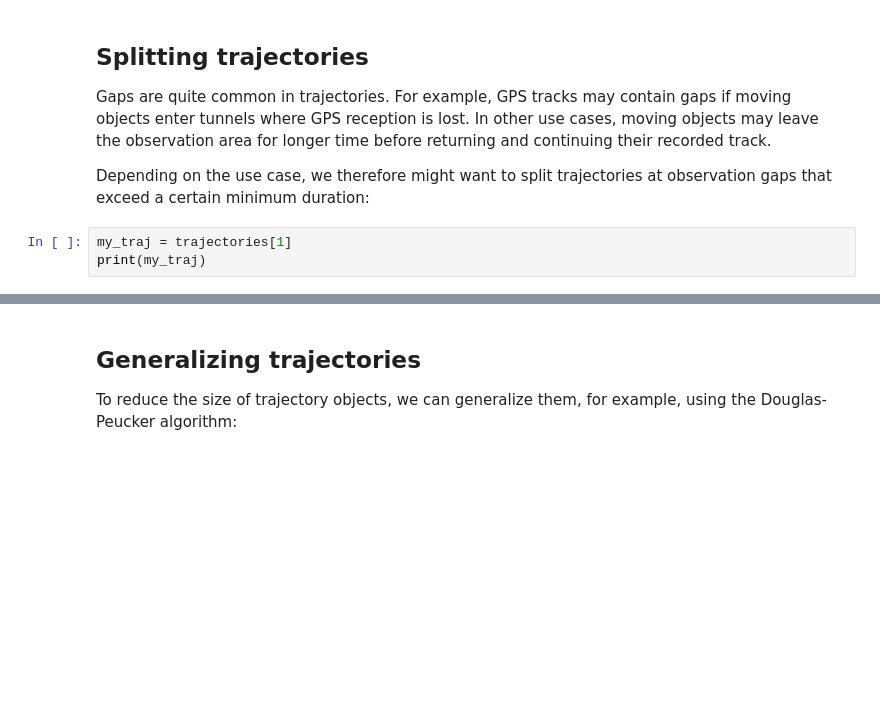
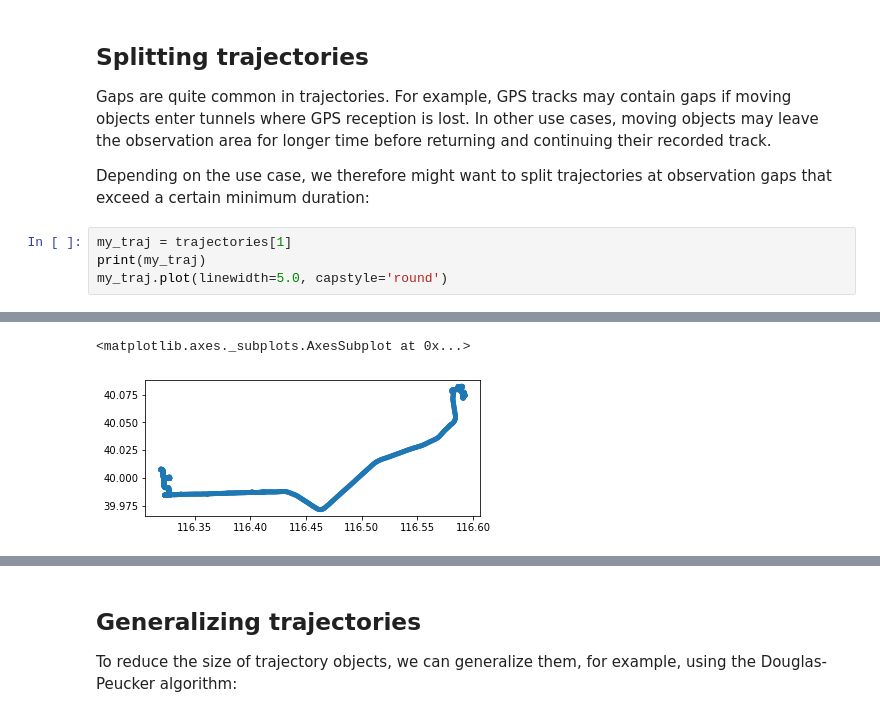
Before and after one commit to movingpandas/movingpandas, a Jupyter notebook: 0_getting_started.ipynb, the cells around one changed output, grey strips where cells are left out. Cells and saved outputs as stored; diff of their text form; blank space fills up the shorter version.

```diff
--- a/0_getting_started.ipynb
+++ b/0_getting_started.ipynb
@@ -231,4 +302,5 @@ Depending on the use case, we therefore might want to split trajectories at obse
 # %%
 my_traj = trajectories[1]
 print(my_traj)
+my_traj.plot(linewidth=5.0, capstyle='round')
 # %% [output]
@@ -236,5 +308,7 @@ Trajectory 2 (2009-06-29 07:02:25+00:00 to 2009-06-29 11:13:12+00:00) | Size: 89
 Bounds: (116.319212, 39.971703, 116.592616, 40.082514)
 LINESTRING (116.590957 40.071961, 116.590905 40.072007, 116.590879 40.072027, 116.590915 40.072004,
+<matplotlib.axes._subplots.AxesSubplot at 0x...>
+[figure, added]
 # %%
 split = my_traj.split_by_observation_gap(timedelta(minutes=5))
 for traj in split:
```
Also changed, not shown: parts of 40 cells of this notebook, 2 other files.
